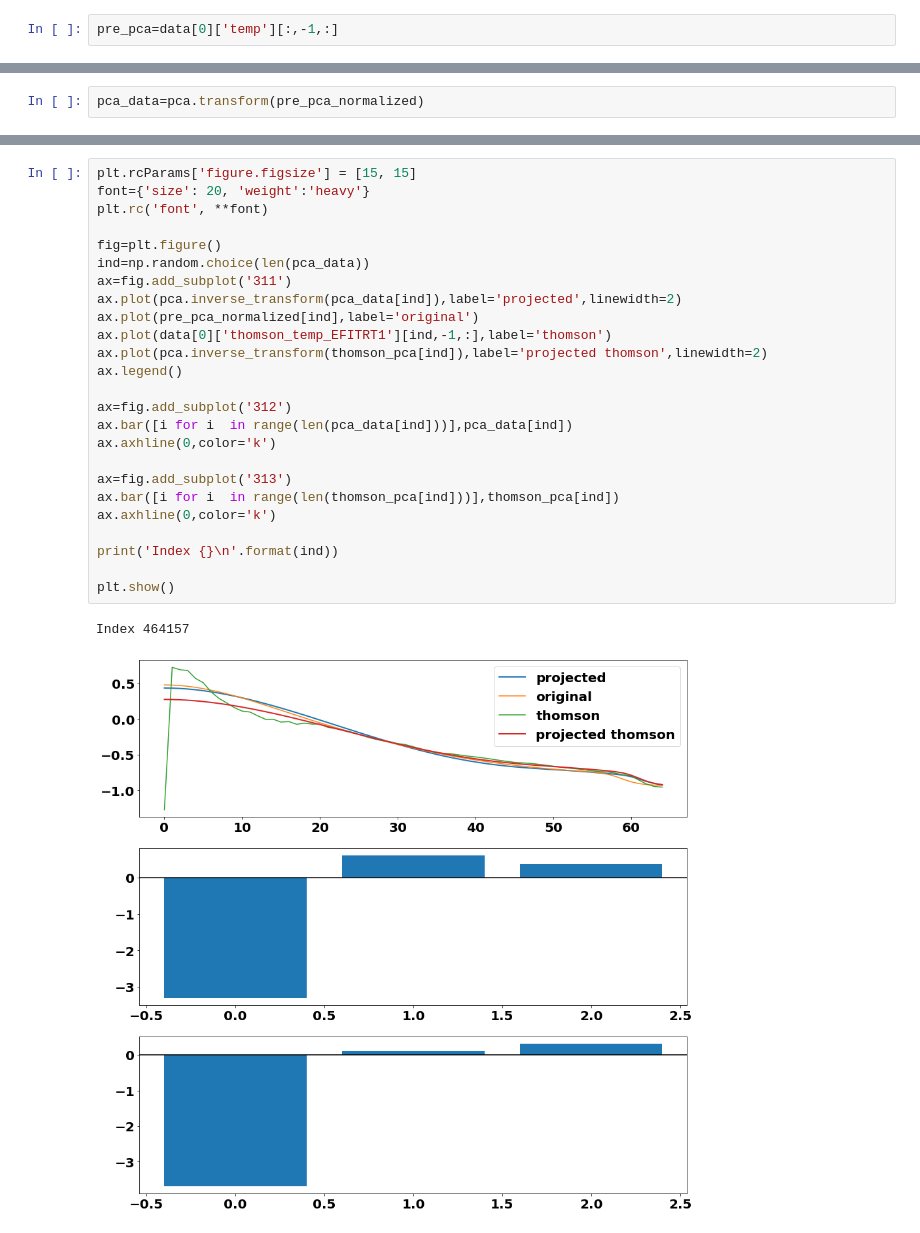
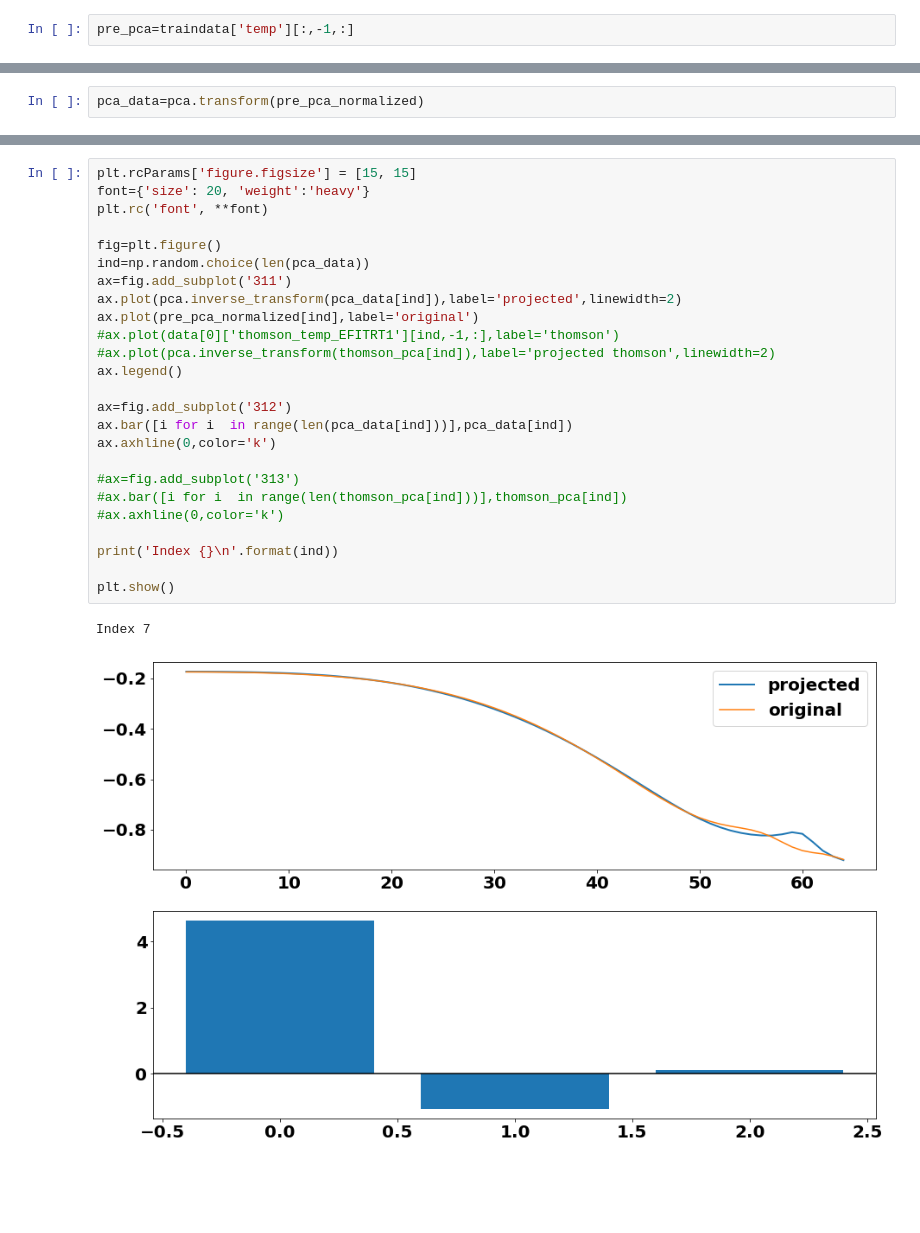
Before and after one commit to PlasmaControl/plasma-profile-predictor, a Jupyter notebook: notebooks/pca.ipynb, the cells around one changed output, grey strips where cells are left out. Drawn from its saved outputs; the diff is of its cells as text; blank space fills up the shorter version.

```diff
--- a/notebooks/pca.ipynb
+++ b/notebooks/pca.ipynb
@@ -44,5 +72,5 @@ Number of validation samples:  0
 # %%
-pre_pca=data[0]['temp'][:,-1,:]
+pre_pca=traindata['temp'][:,-1,:]
 # %%
 from sklearn import preprocessing
 from sklearn import decomposition
@@ -92,28 +118,28 @@ thomson_pca=pca.transform(data[0]['thomson_temp_EFITRT1'][:,-1,:])
 # %%
 plt.rcParams['figure.figsize'] = [15, 15]
 font={'size': 20, 'weight':'heavy'}
 plt.rc('font', **font)
 
 fig=plt.figure()
 ind=np.random.choice(len(pca_data))
 ax=fig.add_subplot('311')
 ax.plot(pca.inverse_transform(pca_data[ind]),label='projected',linewidth=2)
 ax.plot(pre_pca_normalized[ind],label='original')
-ax.plot(data[0]['thomson_temp_EFITRT1'][ind,-1,:],label='thomson')
-ax.plot(pca.inverse_transform(thomson_pca[ind]),label='projected thomson',linewidth=2)
+#ax.plot(data[0]['thomson_temp_EFITRT1'][ind,-1,:],label='thomson')
+#ax.plot(pca.inverse_transform(thomson_pca[ind]),label='projected thomson',linewidth=2)
 ax.legend()
 
 ax=fig.add_subplot('312')
 ax.bar([i for i  in range(len(pca_data[ind]))],pca_data[ind])
 ax.axhline(0,color='k')
 
-ax=fig.add_subplot('313')
-ax.bar([i for i  in range(len(thomson_pca[ind]))],thomson_pca[ind])
-ax.axhline(0,color='k')
+#ax=fig.add_subplot('313')
+#ax.bar([i for i  in range(len(thomson_pca[ind]))],thomson_pca[ind])
+#ax.axhline(0,color='k')
 
 print('Index {}\n'.format(ind))
 
 plt.show()
 # %% [output]
-Index 464157
+Index 7
-[figure, old version]
+[figure, new version]
```
Also changed, not shown: parts of 12 cells of this notebook.
